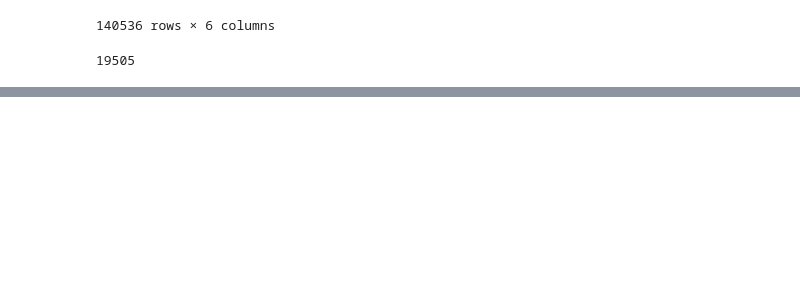
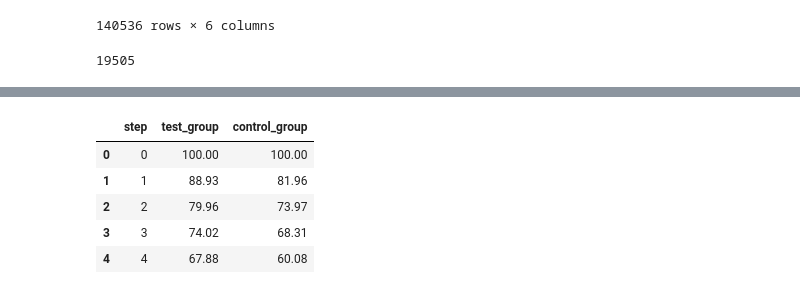
Before and after one commit to ross167/vanguard-ab-test, a Jupyter notebook: notebooks/Calculate_completion_rate.ipynb, the cells around one changed output, grey strips where cells are left out. Drawn from its saved outputs; the diff is of its cells as text; code cells hidden in the pictures; blank space fills up the shorter version.

```diff
--- a/notebooks/Calculate_completion_rate.ipynb
+++ b/notebooks/Calculate_completion_rate.ipynb
@@ -163,0 +206,12 @@ Test group has a 6.18% higher completion rate than Control group
+# %%
+#Success rate by each group count by visitor_id (Each client has average 2 visitor_id)
+df_visitor_id = pd.DataFrame([calculate_completion_rate('visitor_id', step) for step in range (5)], columns=["test_group", "control_group"]).reset_index()
+df_visitor_id  = df_visitor_id.rename(columns = {'index': 'step'})
+df_visitor_id
+# %% [output]
+|  | step | test_group | control_group |
+| 0 | 0 | 100.00 | 100.00 |
+| 1 | 1 | 88.93 | 81.96 |
+| 2 | 2 | 79.96 | 73.97 |
+| 3 | 3 | 74.02 | 68.31 |
+| 4 | 4 | 67.88 | 60.08 |
```
Also changed, not shown: parts of 14 cells of this notebook.
